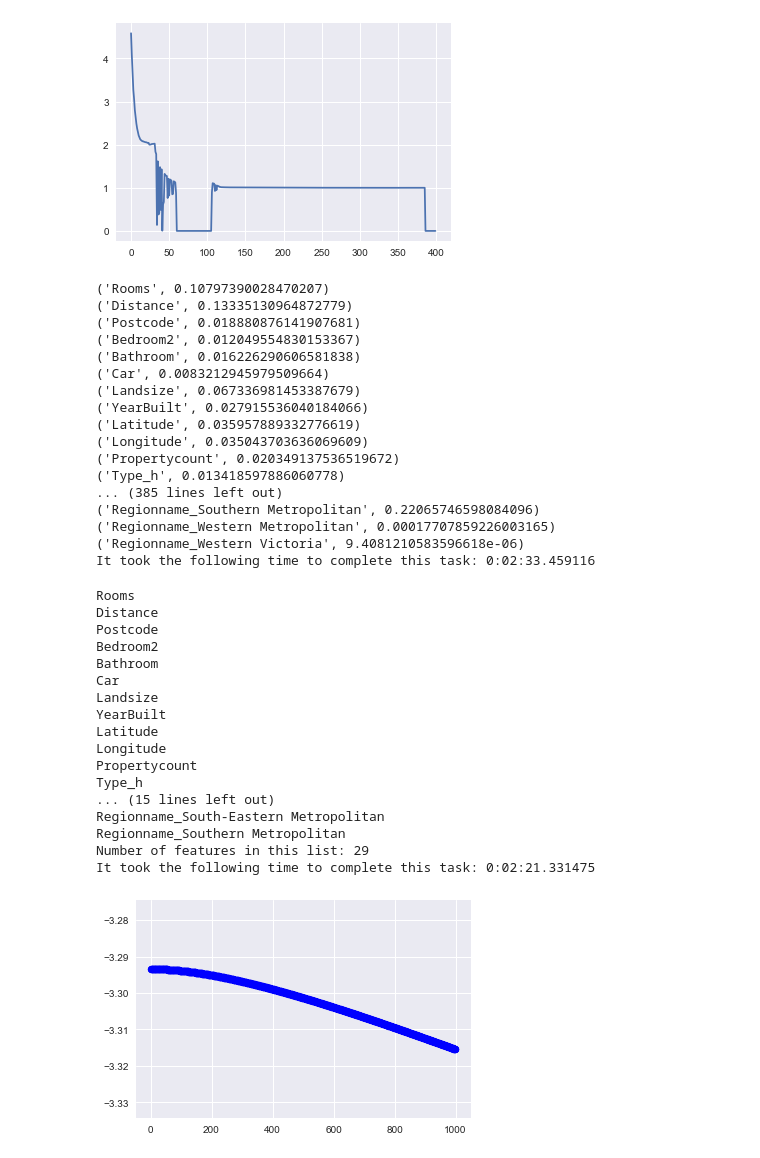
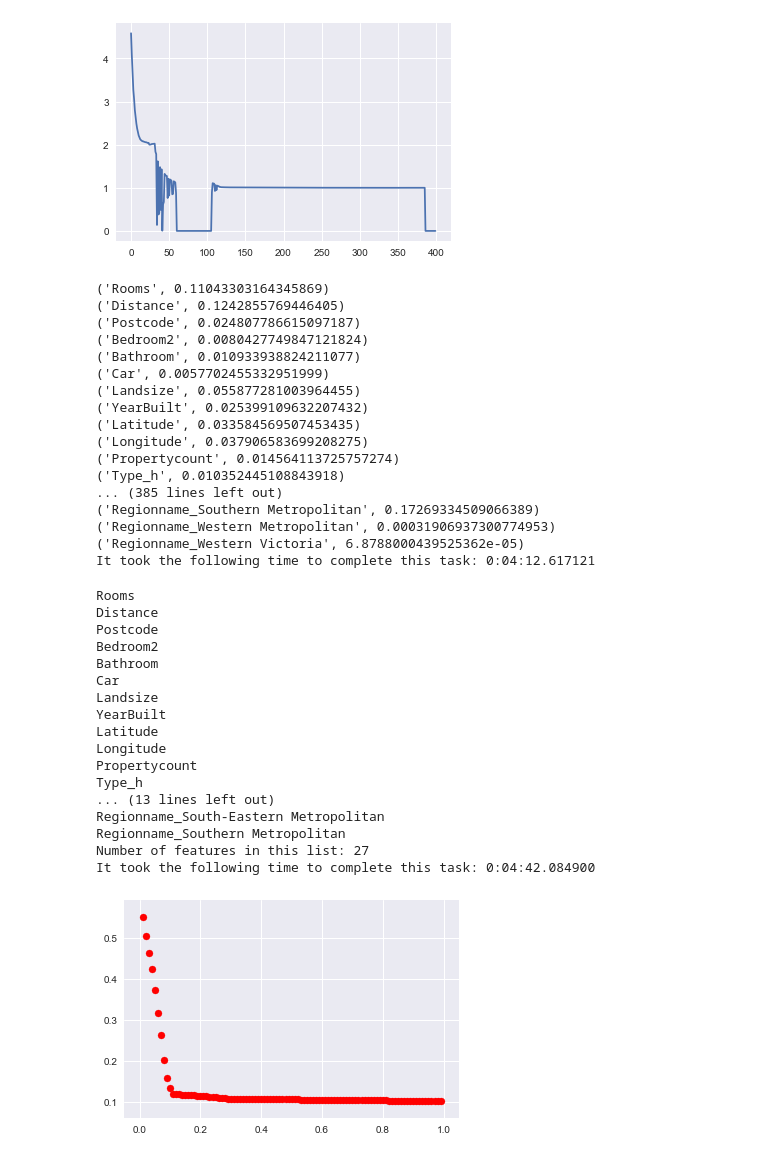
Before and after one commit to CincyBC/Thinkful, a Jupyter notebook: Unit 3 Potpourri Housing Prices.ipynb, the cells around one changed output. Drawn from its saved outputs; the diff is of its cells as text; code cells hidden in the pictures.

```diff
--- a/Unit 3 Potpourri Housing Prices.ipynb
+++ b/Unit 3 Potpourri Housing Prices.ipynb
@@ -443,7 +443,7 @@ sns.heatmap(prices_df2.corr())
 # %%
 #Set our X,y
 X = prices_df2.drop(['Price'], 1)
-y = prices_df2['Price']
+y = np.log(prices_df2['Price'])
 
 #Make a training and test set.
 X_train, X_test, y_train, y_test = train_test_split(X, y, test_size=0.33, random_state=42)
@@ -491,23 +491,23 @@ for feature in zip(X, clf.feature_importances_):
 
 print('It took the following time to complete this task:', datetime.now() - start)
 # %% [output]
-('Rooms', 0.10797390028470207)
-('Distance', 0.13335130964872779)
-('Postcode', 0.018880876141907681)
-('Bedroom2', 0.012049554830153367)
-('Bathroom', 0.016226290606581838)
-('Car', 0.0083212945979509664)
-('Landsize', 0.067336981453387679)
-('YearBuilt', 0.027915536040184066)
-('Latitude', 0.035957889332776619)
-('Longitude', 0.035043703636069609)
-('Propertycount', 0.020349137536519672)
-('Type_h', 0.013418597886060778)
+('Rooms', 0.11043303164345869)
+('Distance', 0.1242855769446405)
+('Postcode', 0.024807786615097187)
+('Bedroom2', 0.0080427749847121824)
+('Bathroom', 0.010933938824211077)
+('Car', 0.0057702455332951999)
+('Landsize', 0.055877281003964455)
+('YearBuilt', 0.025399109632207432)
+('Latitude', 0.033584569507453435)
+('Longitude', 0.037906583699208275)
+('Propertycount', 0.014564113725757274)
+('Type_h', 0.010352445108843918)
 ... (385 lines left out)
-('Regionname_Southern Metropolitan', 0.22065746598084096)
-('Regionname_Western Metropolitan', 0.00017707859226003165)
-('Regionname_Western Victoria', 9.4081210583596618e-06)
-It took the following time to complete this task: 0:02:33.459116
+('Regionname_Southern Metropolitan', 0.17269334509066389)
+('Regionname_Western Metropolitan', 0.00031906937300774953)
+('Regionname_Western Victoria', 6.8788000439525362e-05)
+It took the following time to complete this task: 0:04:12.617121
 # %%
 start = datetime.now()
 sfm = SelectFromModel(clf, threshold=0.001)
@@ -536,10 +536,10 @@ Latitude
 Longitude
 Propertycount
 Type_h
-... (15 lines left out)
+... (13 lines left out)
 Regionname_South-Eastern Metropolitan
 Regionname_Southern Metropolitan
-Number of features in this list: 29
-It took the following time to complete this task: 0:02:21.331475
+Number of features in this list: 27
+It took the following time to complete this task: 0:04:42.084900
 # %%
 #Make a list to store our results for a comparison at the end
@@ -622,18 +619,16 @@ def testing_func(test):
     fold4.append(Cross_Validation0[3])
     fold5.append(Cross_Validation0[4])
 # %%
-numb = np.arange(1, 1000, 1)
-
-yr = []
+numb = np.arange(0.01, 1, 0.01)
+yl = []
 
 for g in numb:
-    ridgeregrBig = linear_model.Ridge(alpha=g, fit_intercept=False)
-    ridgeregrBig.fit(X1, y)
-    i = ridgeregrBig.score(X1, y)
-    yr.append(i)
+    lassBig = linear_model.Lasso(alpha=g)
+    lassBig.fit(X1, y)
+    yl.append(lassBig.score(X1, y))
 
-plt.scatter(numb, yr, c='b')
+plt.scatter(numb, yl, c='r')
 
 plt.show()
 # %% [output]
-[figure, old version]
+[figure, new version]
```
Also changed, not shown: parts of 15 cells of this notebook.
